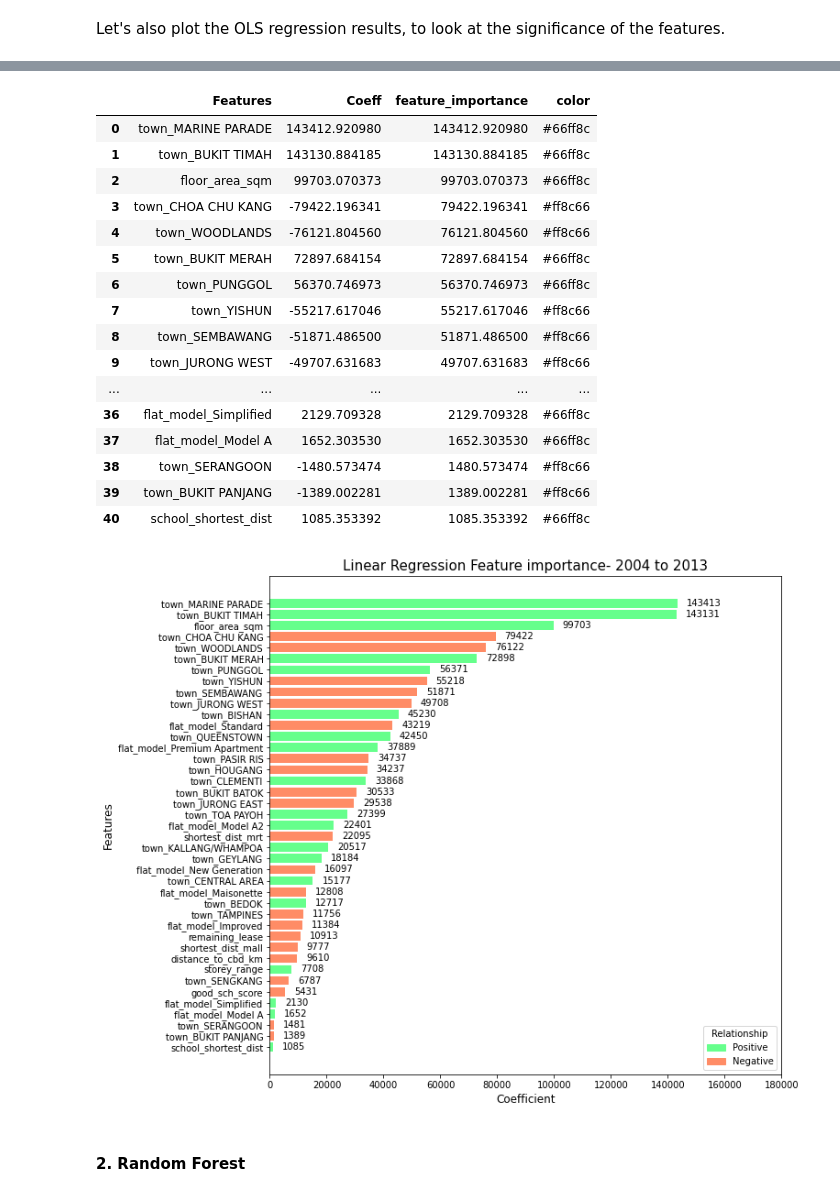
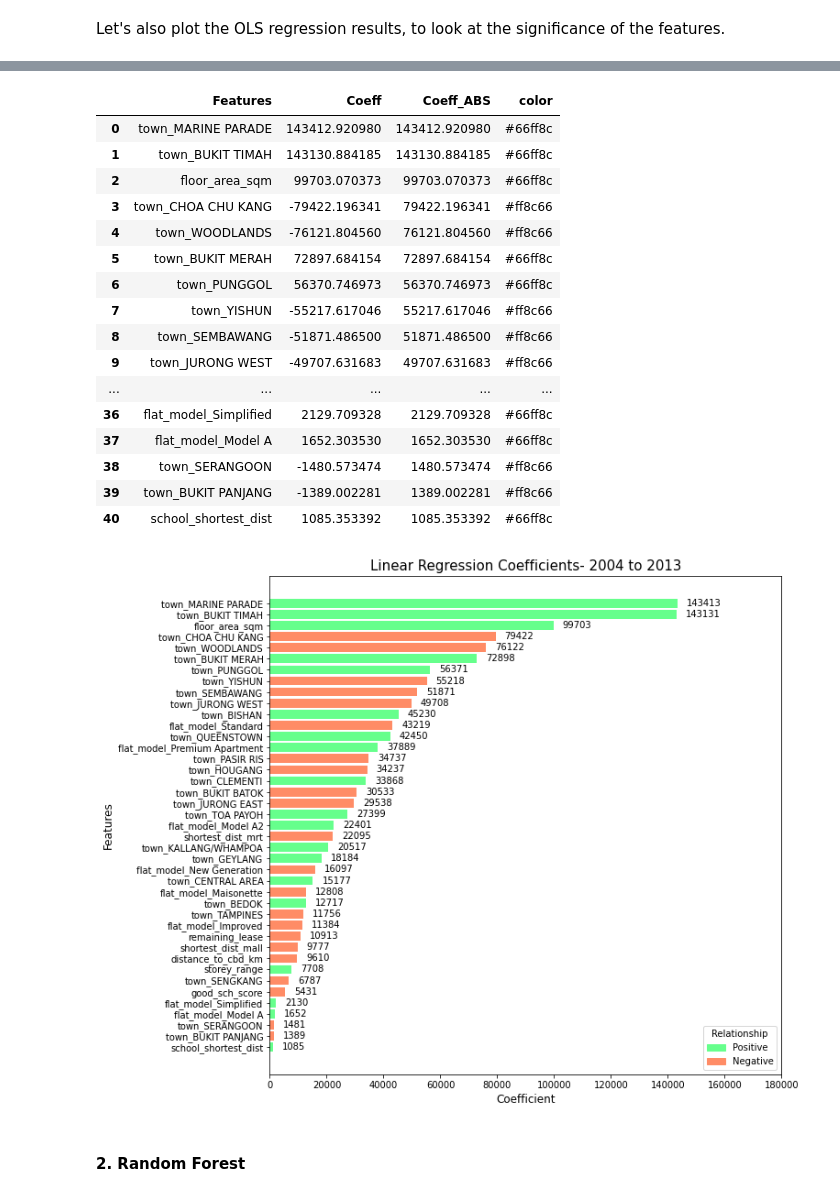
Before and after one commit to raychng/bt4222-project, a Jupyter notebook: Model Building 2004 to 2013.ipynb, the cells around one changed output, grey strips where cells are left out. Drawn from its saved outputs; the diff is of its cells as text; code cells hidden in the pictures.

```diff
--- a/Model Building 2004 to 2013.ipynb
+++ b/Model Building 2004 to 2013.ipynb
@@ -557,12 +557,12 @@ Covariance Type:            nonrobust
 Notes:
 [1] Standard Errors assume that the covariance matrix of the errors is correctly specified.
 # %%
-lr_importance['feature_importance'] = np.abs(lr_importance['Coeff'])
-lr_importance = lr_importance.sort_values('feature_importance', ascending=False).reset_index(drop= True)
+lr_importance['Coeff_ABS'] = np.abs(lr_importance['Coeff'])
+lr_importance = lr_importance.sort_values('Coeff_ABS', ascending=False).reset_index(drop= True)
 lr_importance['color'] = lr_importance['Coeff'].apply(lambda x: '#66ff8c' if x>0 else '#ff8c66')
 lr_importance
 # %% [output]
-|  | Features | Coeff | feature_importance | color |
+|  | Features | Coeff | Coeff_ABS | color |
 | 0 | town_MARINE PARADE | 143412.920980 | 143412.920980 | #66ff8c |
 | 1 | town_BUKIT TIMAH | 143130.884185 | 143130.884185 | #66ff8c |
 | 2 | floor_area_sqm | 99703.070373 | 99703.070373 | #66ff8c |
@@ -581,25 +581,25 @@ lr_importance
 | 40 | school_shortest_dist | 1085.353392 | 1085.353392 | #66ff8c |
 # %%
 fig, ax = plt.subplots(figsize=(10,10))
-graph = ax.barh(lr_importance['Features'], lr_importance['feature_importance'],
+graph = ax.barh(lr_importance['Features'], lr_importance['Coeff_ABS'],
                 color=lr_importance['color'])
 
 
 colors = {'Positive':'#66ff8c', 'Negative':'#ff8c66'}
 labels = list(colors.keys())
 handles = [plt.Rectangle((0,0),1,1, color=colors[label]) for label in labels]
 plt.legend(handles, labels, title='Relationship',loc='lower right', fontsize ='10')
 
-plt.title('Linear Regression Feature importance- 2004 to 2013', size = 15)
+plt.title('Linear Regression Coefficients- 2004 to 2013', size = 15)
 plt.ylabel('Features', size = 12)
 plt.xlabel('Coefficient', size = 12)
 ax.bar_label(graph, fmt='%.0f', padding =10)
 ax.set_xlim(right=180000)
 ax.invert_yaxis()
 
 plt.show()
 # %% [output]
-[figure, old version]
+[figure, new version]
 # %% [markdown]
 #### 2. Random Forest
 # %% [markdown]
```
Also changed, not shown: parts of 25 cells of this notebook.
